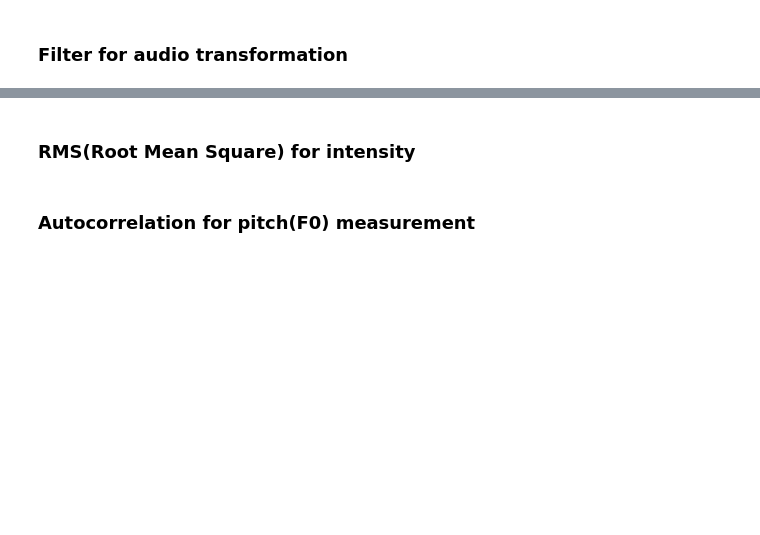
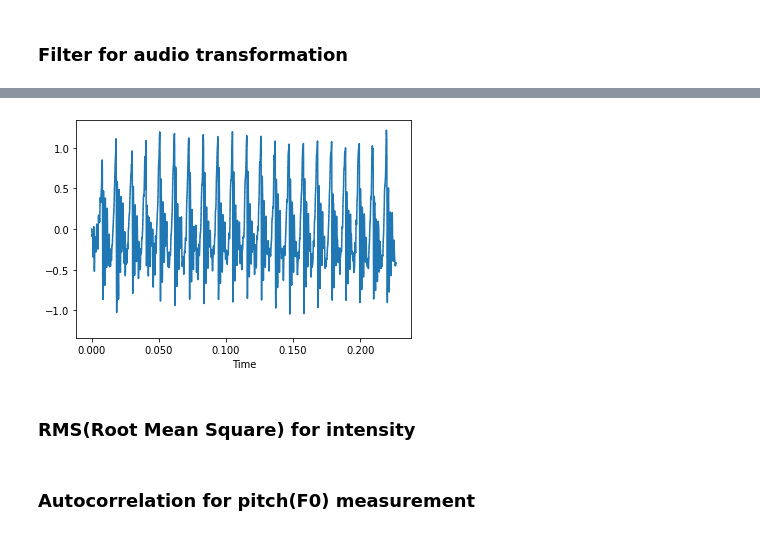
Before and after one commit to hsnam95/class2023Spring, a Jupyter notebook: audio_processing.ipynb, the cells around one changed output, grey strips where cells are left out. Drawn from its saved outputs; the diff is of its cells as text; code cells hidden in the pictures; blank space fills up the shorter version.

```diff
--- a/audio_processing.ipynb
+++ b/audio_processing.ipynb
@@ -72,5 +78,6 @@ plt.ylim((0,5000))
 from scipy.signal import lfilter
 sig = s[7000:12000]
 sig = lfilter(np.array([1]), np.array([1]), sig, axis=0)
-librosa.display.waveplot(sig, sr)
+librosa.display.waveshow(sig, sr=sr)
 ipd.Audio(sig, rate=sr)
+# %% [output]
@@ -77,3 +85,4 @@ ipd.Audio(sig, rate=sr)
+[figure, added]
 # %% [markdown]
 ### RMS(Root Mean Square) for intensity
 # %%
```
Also changed, not shown: parts of 3 cells of this notebook.
